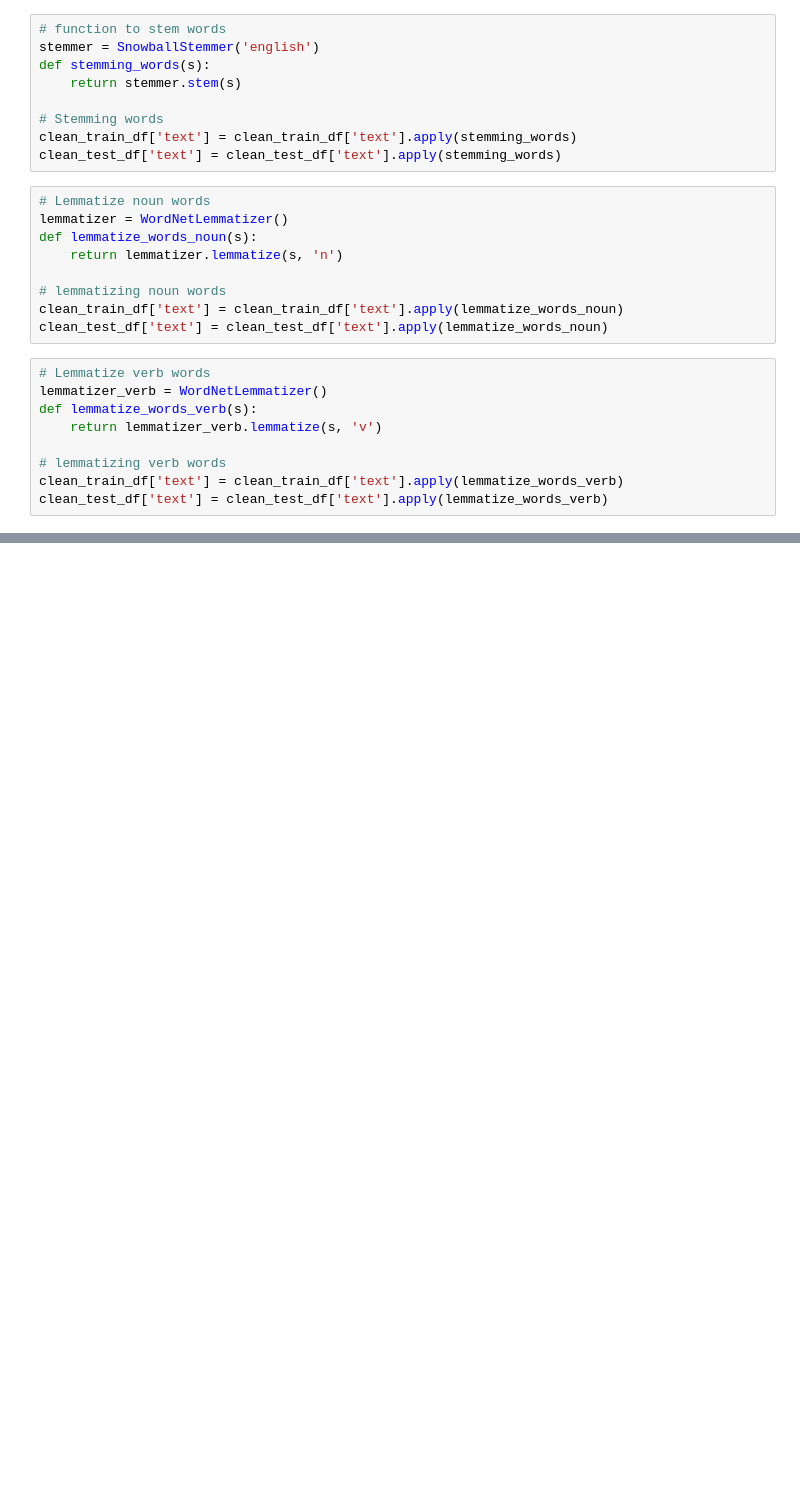
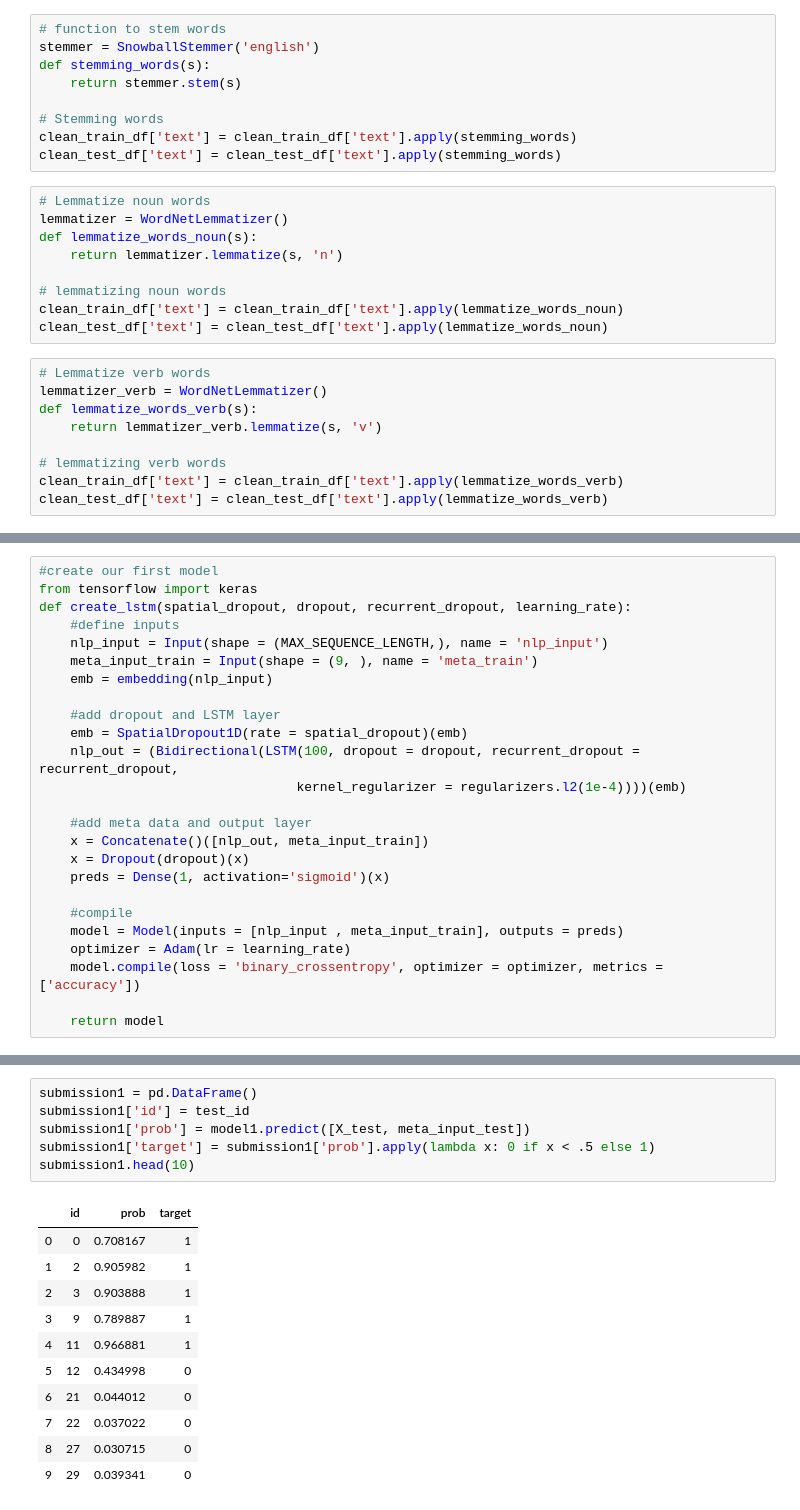
Before and after one commit to FanusArefaine/Real-or-Not-NLP-with-Disaster-Tweets, a Jupyter notebook: Tweets_NLP_Notebook.ipynb, the cells around one changed output, grey strips where cells are left out. Drawn from its saved outputs; the diff is of its cells as text; blank space fills up the shorter version.

```diff
--- a/Tweets_NLP_Notebook.ipynb
+++ b/Tweets_NLP_Notebook.ipynb
@@ -1189,0 +1277,25 @@ clean_test_df['text'] = clean_test_df['text'].apply(spell_check)
+# %%
+#create our first model
+from tensorflow import keras
+def create_lstm(spatial_dropout, dropout, recurrent_dropout, learning_rate):
+    #define inputs
+    nlp_input = Input(shape = (MAX_SEQUENCE_LENGTH,), name = 'nlp_input')
+    meta_input_train = Input(shape = (9, ), name = 'meta_train')
+    emb = embedding(nlp_input)
+
+    #add dropout and LSTM layer
+    emb = SpatialDropout1D(rate = spatial_dropout)(emb)
+    nlp_out = (Bidirectional(LSTM(100, dropout = dropout, recurrent_dropout = recurrent_dropout,
+                                 kernel_regularizer = regularizers.l2(1e-4))))(emb)
+
+    #add meta data and output layer
+    x = Concatenate()([nlp_out, meta_input_train])
+    x = Dropout(dropout)(x)
+    preds = Dense(1, activation='sigmoid')(x)
+
+    #compile
+    model = Model(inputs = [nlp_input , meta_input_train], outputs = preds)
+    optimizer = Adam(lr = learning_rate)
+    model.compile(loss = 'binary_crossentropy', optimizer = optimizer, metrics = ['accuracy'])
+
+    return model
@@ -1189,0 +1377,18 @@ clean_test_df['text'] = clean_test_df['text'].apply(spell_check)
+# %%
+submission1 = pd.DataFrame()
+submission1['id'] = test_id
+submission1['prob'] = model1.predict([X_test, meta_input_test])
+submission1['target'] = submission1['prob'].apply(lambda x: 0 if x < .5 else 1)
+submission1.head(10)
+# %% [output]
+|  | id | prob | target |
+| 0 | 0 | 0.708167 | 1 |
+| 1 | 2 | 0.905982 | 1 |
+| 2 | 3 | 0.903888 | 1 |
+| 3 | 9 | 0.789887 | 1 |
+| 4 | 11 | 0.966881 | 1 |
+| 5 | 12 | 0.434998 | 0 |
+| 6 | 21 | 0.044012 | 0 |
+| 7 | 22 | 0.037022 | 0 |
+| 8 | 27 | 0.030715 | 0 |
+| 9 | 29 | 0.039341 | 0 |
```
Also changed, not shown: parts of 23 cells of this notebook.
